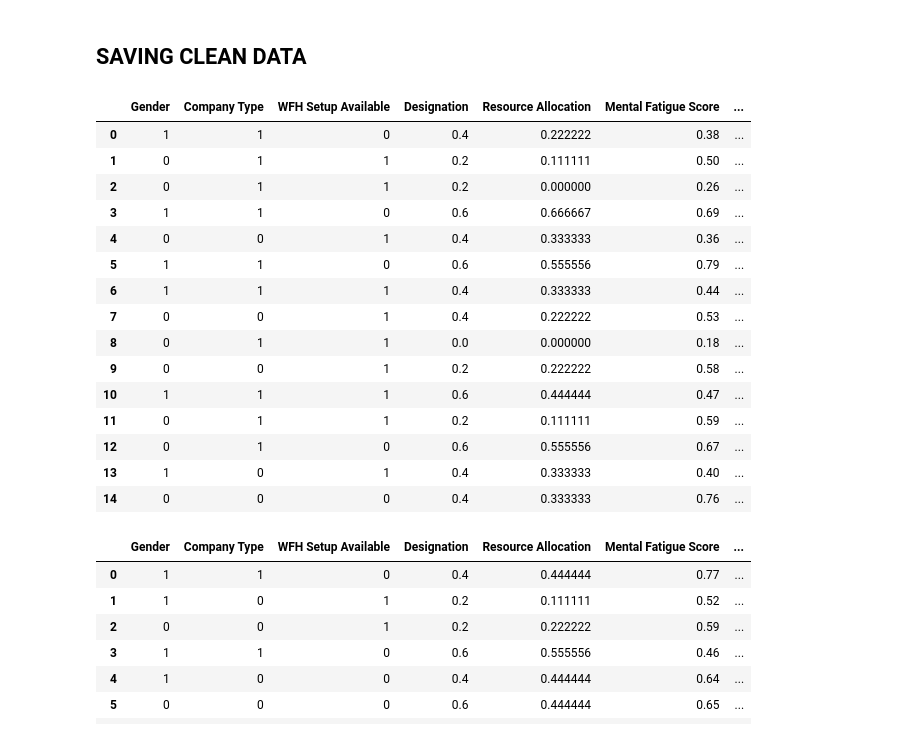
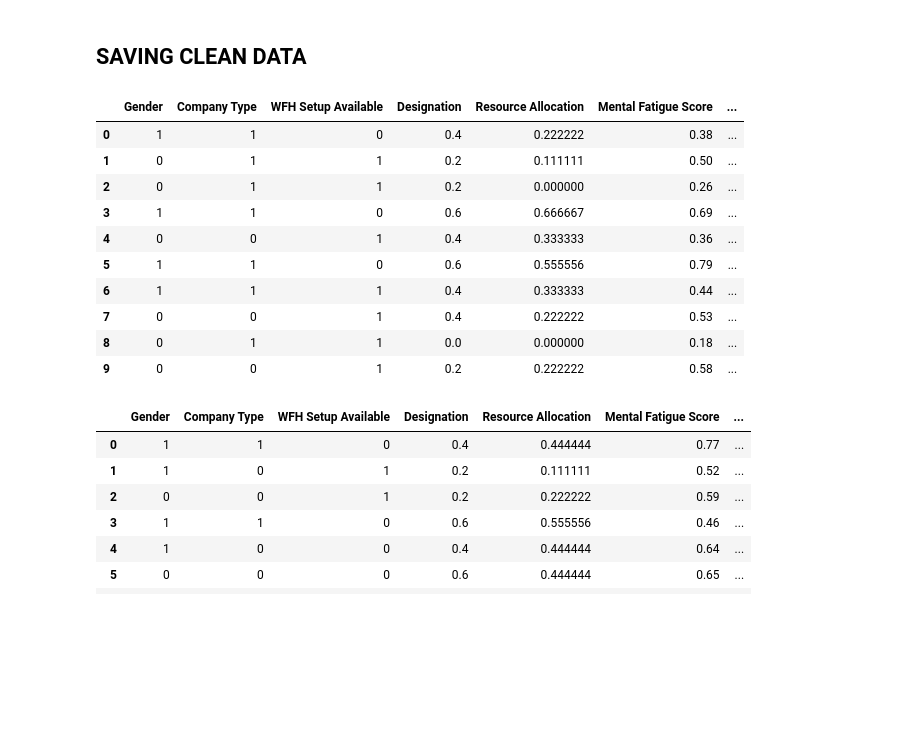
Before and after one commit to Jinisha03/Employee-Burnout, a Jupyter notebook: FlaskMarket/ML Project.ipynb, the cells around one changed output. Drawn from its saved outputs; the diff is of its cells as text; code cells hidden in the pictures; blank space fills up the shorter version.

```diff
--- a/FlaskMarket/ML Project.ipynb
+++ b/FlaskMarket/ML Project.ipynb
@@ -426,24 +426,19 @@ Test_Data.to_csv("clean_df_test.csv", index=False)
 test_file_path = "./clean_df_test.csv"
 Clean_Test = pd.read_csv(test_file_path)
 # %%
-Clean_Train.head(15)
+Clean_Train.head(10)
 # %% [output]
 |  | Gender | Company Type | WFH Setup Available | Designation | Resource Allocation | Mental Fatigue Score | ... |
 | 0 | 1 | 1 | 0 | 0.4 | 0.222222 | 0.38 | ... |
 | 1 | 0 | 1 | 1 | 0.2 | 0.111111 | 0.50 | ... |
 | 2 | 0 | 1 | 1 | 0.2 | 0.000000 | 0.26 | ... |
 | 3 | 1 | 1 | 0 | 0.6 | 0.666667 | 0.69 | ... |
 | 4 | 0 | 0 | 1 | 0.4 | 0.333333 | 0.36 | ... |
 | 5 | 1 | 1 | 0 | 0.6 | 0.555556 | 0.79 | ... |
 | 6 | 1 | 1 | 1 | 0.4 | 0.333333 | 0.44 | ... |
 | 7 | 0 | 0 | 1 | 0.4 | 0.222222 | 0.53 | ... |
 | 8 | 0 | 1 | 1 | 0.0 | 0.000000 | 0.18 | ... |
 | 9 | 0 | 0 | 1 | 0.2 | 0.222222 | 0.58 | ... |
-| 10 | 1 | 1 | 1 | 0.6 | 0.444444 | 0.47 | ... |
-| 11 | 0 | 1 | 1 | 0.2 | 0.111111 | 0.59 | ... |
-| 12 | 0 | 1 | 0 | 0.6 | 0.555556 | 0.67 | ... |
-| 13 | 1 | 0 | 1 | 0.4 | 0.333333 | 0.40 | ... |
-| 14 | 0 | 0 | 0 | 0.4 | 0.333333 | 0.76 | ... |
 # %%
 Clean_Test.head(15)
 # %% [output]
```
Also changed, not shown: parts of 8 cells of this notebook, 46 other files.
